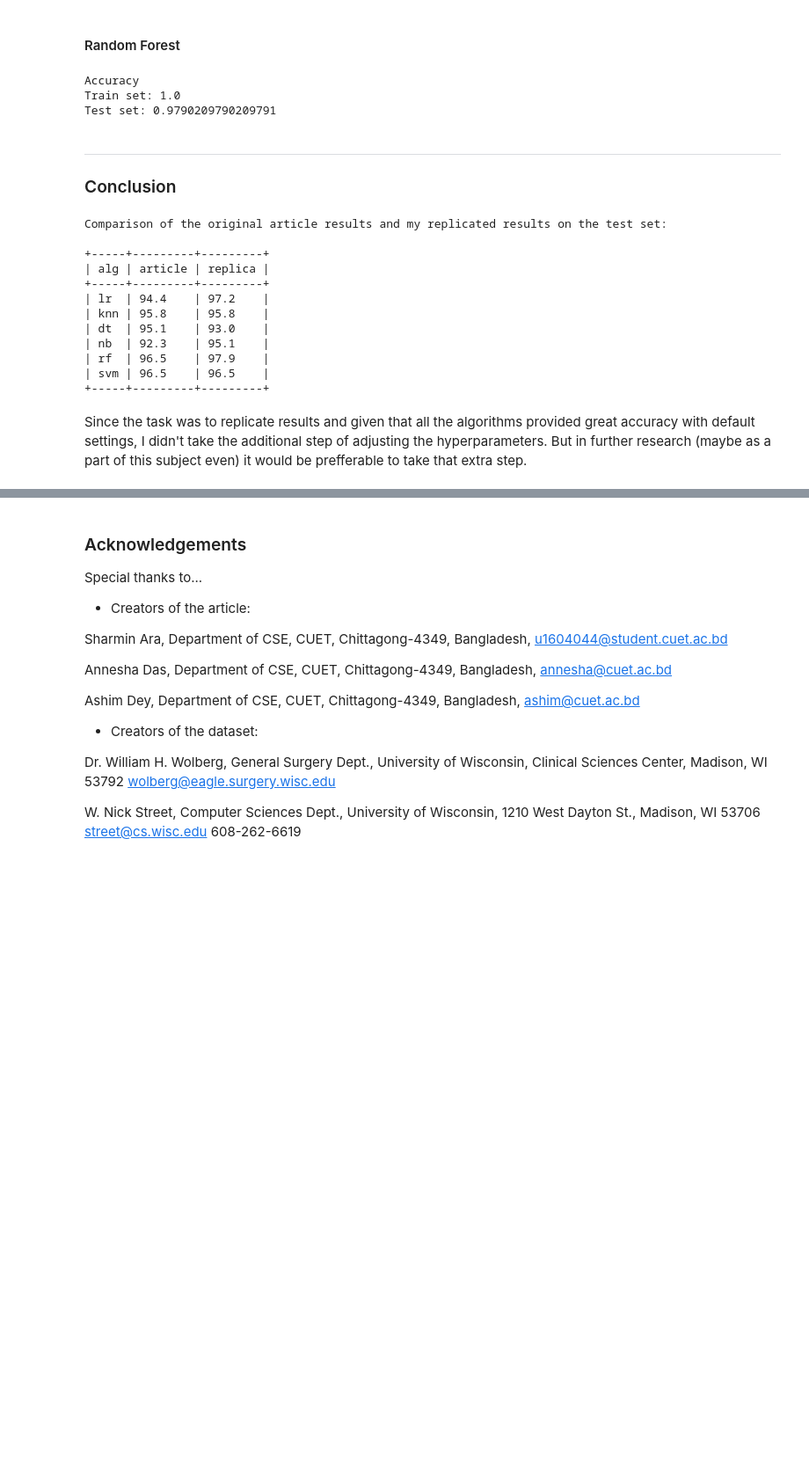
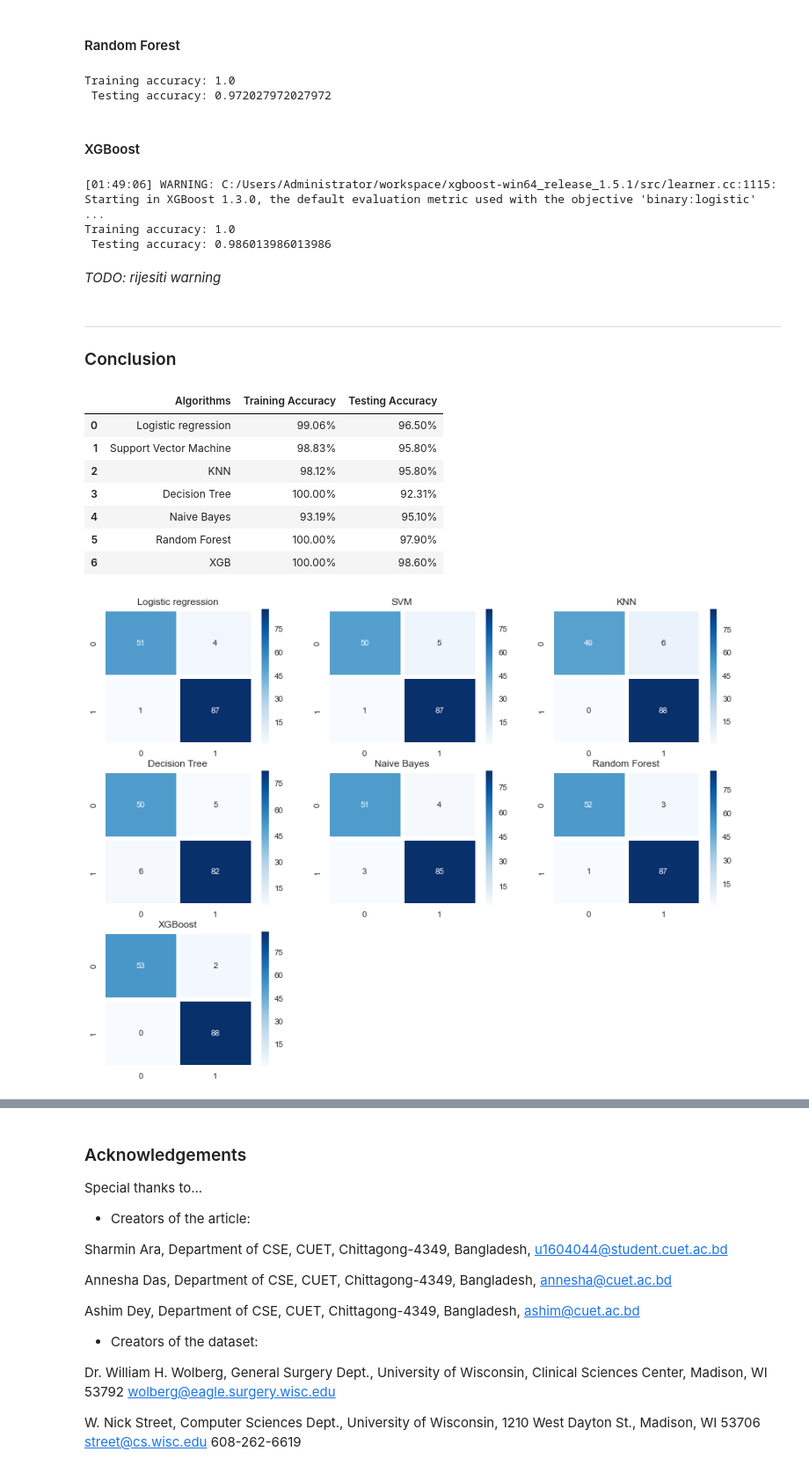
Before and after one commit to fsentin/uzop-extended, a Jupyter notebook: projectNotebook.ipynb, the cells around one changed output, grey strips where cells are left out. Shown at 88% size. Saved outputs shown, nothing was run; the diff lists cells and outputs as text; code cells hidden in the pictures; blank space fills up the shorter version.

```diff
--- a/projectNotebook.ipynb
+++ b/projectNotebook.ipynb
@@ -157,4 +174,0 @@ The authors of the article have determined they should remove mean fractal dimen
-# %%
-columns = ['mean fractal dimension', 'texture error', 'symmetry error']
-X_train = X_train.drop(columns, axis=1)
-X_test = X_test.drop(columns, axis=1)
@@ -260,42 +295,56 @@ Test set: 0.951048951048951
 from sklearn.ensemble import RandomForestClassifier
 clf_rf = RandomForestClassifier()
 clf_rf.fit(X_train, y_train)
-rf_train = accuracy_score(y_train, clf_rf.predict(X_train))
-rf_test = accuracy_score(y_test, clf_rf.predict(X_test))
 
-print(f'Accuracy\nTrain set: {rf_train}\nTest set: {rf_test}')
+results = results.append(test_model(clf_rf, 'Random Forest', None), ignore_index=True)
 # %% [output]
-Accuracy
-Train set: 1.0
-Test set: 0.9790209790209791
+Training accuracy: 1.0
+ Testing accuracy: 0.972027972027972
+# %% [markdown]
+#### XGBoost
+# %%
+import xgboost as xgb
+
+clf_xgb = xgb.XGBClassifier().fit(X_train, y_train)
+
+results = results.append(test_model(clf_xgb, 'XGB'), ignore_index=True)
+# %% [output]
+[01:49:06] WARNING: C:/Users/Administrator/workspace/xgboost-win64_release_1.5.1/src/learner.cc:1115: Starting in XGBoost 1.3.0, the default evaluation metric used with the objective 'binary:logistic' ...
+Training accuracy: 1.0
+ Testing accuracy: 0.986013986013986
+# %% [markdown]
+*TODO: rijesiti warning*
 # %% [markdown]
 ---
 
 ### Conclusion
 # %%
-print('\nComparison of the original article results and my replicated results on the test set:\n')
-print('+-----+---------+---------+')
-print('| alg | article | replica |')
-print('+-----+---------+---------+')
-print('| lr  | {:.1f}    | {:.1f}    |'.format(94.4, lr_test*100))
-print('| knn | {:.1f}    | {:.1f}    |'.format(95.8, knn_test*100))
-print('| dt  | {:.1f}    | {:.1f}    |'.format(95.1, dt_test*100))
-print('| nb  | {:.1f}    | {:.1f}    |'.format(92.3, nb_test*100))
-print('| rf  | {:.1f}    | {:.1f}    |'.format(96.5, rf_test*100))
-print('| svm | {:.1f}    | {:.1f}    |'.format(96.5, svm_test*100))
-print('+-----+---------+---------+')
+results
 # %% [output]
-Comparison of the original article results and my replicated results on the test set:
-
-+-----+---------+---------+
-| alg | article | replica |
-+-----+---------+---------+
-| lr  | 94.4    | 97.2    |
-| knn | 95.8    | 95.8    |
-| dt  | 95.1    | 93.0    |
-| nb  | 92.3    | 95.1    |
-| rf  | 96.5    | 97.9    |
-| svm | 96.5    | 96.5    |
-+-----+---------+---------+
+|  | Algorithms | Training Accuracy | Testing Accuracy |
+| 0 | Logistic regression | 99.06% | 96.50% |
+| 1 | Support Vector Machine | 98.83% | 95.80% |
+| 2 | KNN | 98.12% | 95.80% |
+| 3 | Decision Tree | 100.00% | 92.31% |
+| 4 | Naive Bayes | 93.19% | 95.10% |
+| 5 | Random Forest | 100.00% | 97.90% |
+| 6 | XGB | 100.00% | 98.60% |
-# %% [markdown]
-Since the task was to replicate results and given that all the algorithms provided great accuracy with default settings, I didn't take the additional step of adjusting the hyperparameters. But in further research (maybe as a part of this subject even) it would be prefferable to take that extra step.
+# %%
+plt.figure(figsize = (14,14))
+
+plt.subplot(4,3,1)
+draw_confusion_matrix(clf_lr, 'Logistic regression', sclr)
+plt.subplot(4,3,2)
+draw_confusion_matrix(clf_svm, 'SVM', sclr)
+plt.subplot(4,3,3)
+draw_confusion_matrix(clf_knn, 'KNN', sclr)
+plt.subplot(4,3,4)
+draw_confusion_matrix(clf_dt, 'Decision Tree', None)
+plt.subplot(4,3,5)
+draw_confusion_matrix(clf_nb, 'Naive Bayes', None)
+plt.subplot(4,3,6)
+draw_confusion_matrix(clf_rf, 'Random Forest', None)
+plt.subplot(4,3,7)
+draw_confusion_matrix(clf_xgb, 'XGBoost', None)
+# %% [output]
+[figure, added]
```
Also changed, not shown: parts of 17 cells of this notebook, 1 other file.
